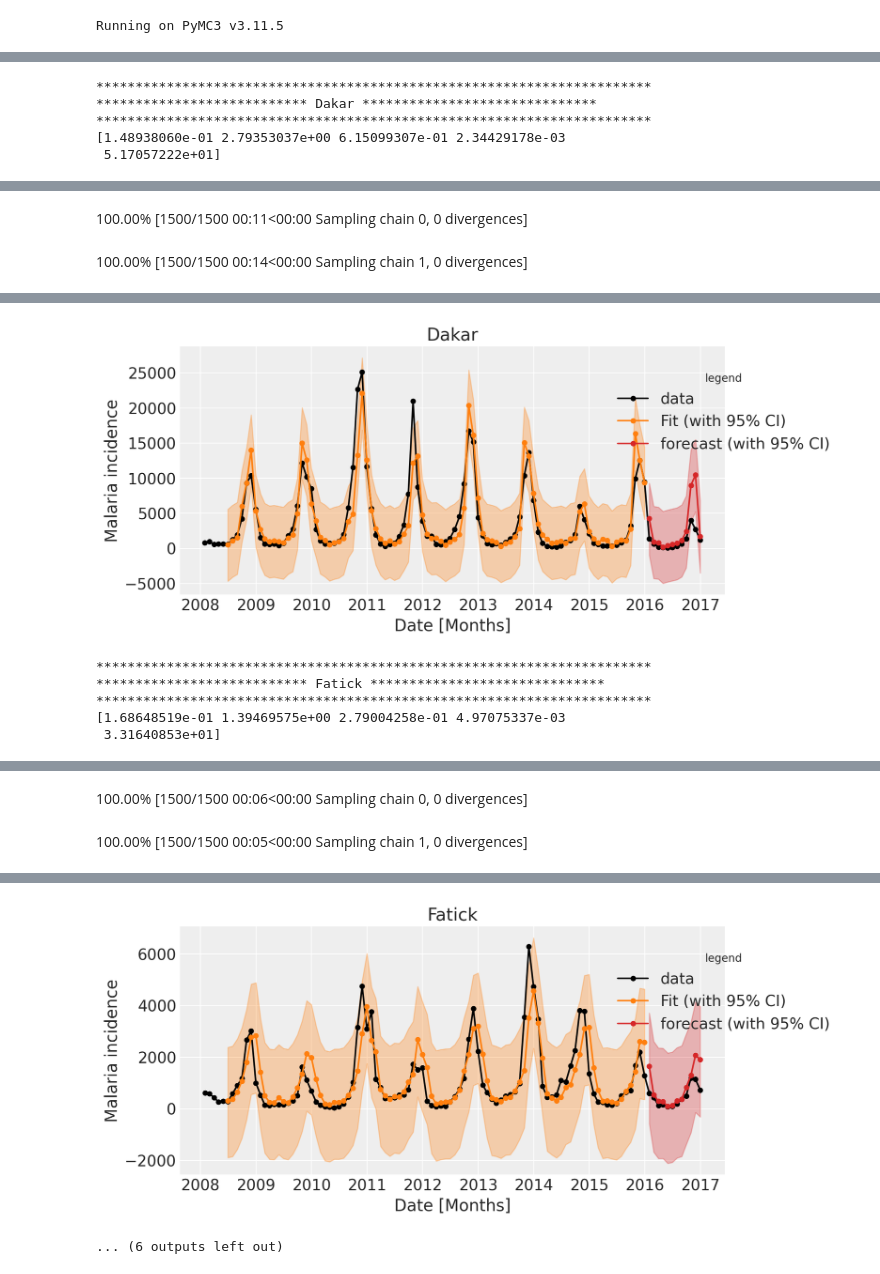
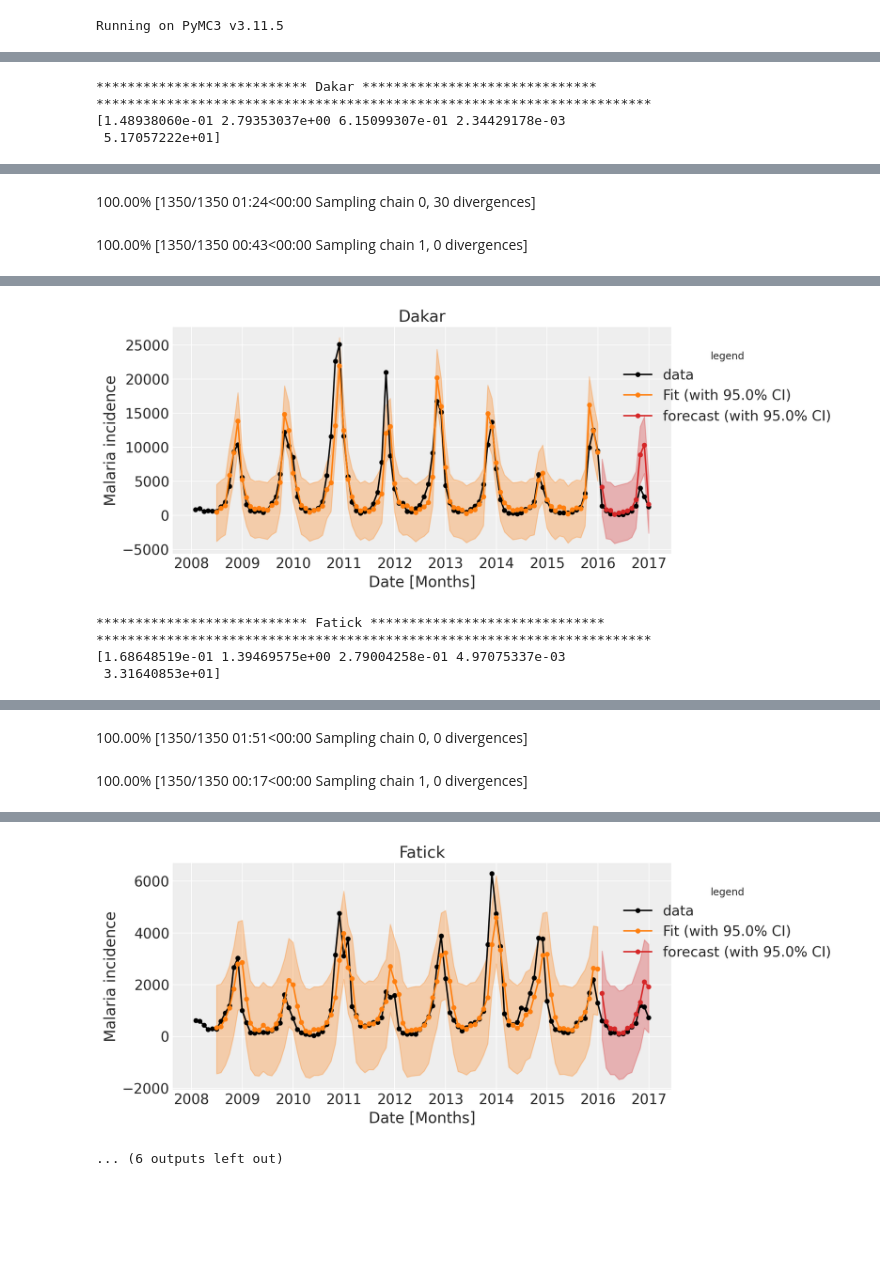
Before and after one commit to OD1992/Python-programs, a Jupyter notebook: Poisson_malaria_model_CI.ipynb, the cells around one changed output, grey strips where cells are left out. Drawn from its saved outputs; the diff is of its cells as text; code cells hidden in the pictures; blank space fills up the shorter version.

```diff
--- a/Poisson_malaria_model_CI.ipynb
+++ b/Poisson_malaria_model_CI.ipynb
@@ -38,7 +295,6 @@ warnings.filterwarnings("ignore")
 #We make that for all the regions
 t_s=0;t_i=5; t_c=96; t_e=108; intercept=np.ones(t_e) ; regions = ['Dakar','Fatick','Kedougou'];  models = ['Poisson_algo1', 'Poisson_algo2']
 for sw_regions in regions:
-    print("***********************************************************************")
     print("***************************",sw_regions, "******************************")
     print("***********************************************************************")
     if sw_regions=='Dakar':
@@ -96,15 +352,15 @@ for sw_regions in regions:
     #Sampling methods
     with basic_model:
         # draw 500 posterior samples
-        trace = pm.sample(draws=1000,tune=500, init="advi+adapt_diag")  #
+        trace = pm.sample(draws=1000,tune=350, init="advi+adapt_diag")  #
         #trace["alpha"] #We can see the  values for the alpha variable as follows:
 
         fig=plt.figure(figsize=(8,4))
         plt.plot(df.Date, y_o, label='data',color = "black" , marker='o', markersize=4)
         percentiles = np.percentile(trace.mu, q=2.5, axis=0), np.percentile(trace.mu, q=97.5, axis=0)
         percentiles_forecasts = np.percentile(trace.forecasts, q=2.5, axis=0), np.percentile(trace.forecasts, q=97.5, axis=0)
-        plt.plot(df.Date[t_i:t_c], np.median(trace.mu, axis=0),color='tab:orange', label='Fit (with 95% CI)',  marker='o', markersize=4)
-        plt.plot(df.Date[t_c:t_e], np.median(trace.forecasts, axis=0),color='tab:red', label='forecast (with 95% CI)',  marker='o', markersize=4)
+        plt.plot(df.Date[t_i:t_c], np.median(trace.mu, axis=0),color='tab:orange', label='Fit (with '+str(q_3 - q_1) + '% CI)',  marker='o', markersize=4)
+        plt.plot(df.Date[t_c:t_e], np.median(trace.forecasts, axis=0),color='tab:red', label='forecast (with '+str(q_3 - q_1) + '% CI)',  marker='o', markersize=4)
         #print(percentiles)
         plt.fill_between(df.Date[t_i:t_c], percentiles[0], percentiles[1], alpha=0.3, color='tab:orange')
         plt.fill_between(df.Date[t_c:t_e], percentiles_forecasts[0], percentiles_forecasts[1], alpha=0.3, color='tab:red')
@@ -116,7 +372,6 @@ for sw_regions in regions:
         fig.legend(title="legend",loc='upper center', bbox_to_anchor=(1.1, 0.9), shadow=True, ncol=1)
         plt.show()
 # %% [output]
-***********************************************************************
 *************************** Dakar ******************************
 ***********************************************************************
 [1.48938060e-01 2.79353037e+00 6.15099307e-01 2.34429178e-03
@@ -125,2 +380,2 @@ for sw_regions in regions:
-100.00% [1500/1500 00:11<00:00 Sampling chain 0, 0 divergences]
+100.00% [1350/1350 01:24<00:00 Sampling chain 0, 30 divergences]
-100.00% [1500/1500 00:14<00:00 Sampling chain 1, 0 divergences]
+100.00% [1350/1350 00:43<00:00 Sampling chain 1, 0 divergences]
@@ -129,5 +390,4 @@ WARNING:pymc3:The acceptance probability does not match the target. It is 0.9770
-[figure, old version]
+[figure, new version]
-***********************************************************************
 *************************** Fatick ******************************
 ***********************************************************************
 [1.68648519e-01 1.39469575e+00 2.79004258e-01 4.97075337e-03
@@ -136,2 +396,2 @@ WARNING:pymc3:The acceptance probability does not match the target. It is 0.9770
-100.00% [1500/1500 00:06<00:00 Sampling chain 0, 0 divergences]
+100.00% [1350/1350 01:51<00:00 Sampling chain 0, 0 divergences]
-100.00% [1500/1500 00:05<00:00 Sampling chain 1, 0 divergences]
+100.00% [1350/1350 00:17<00:00 Sampling chain 1, 0 divergences]
@@ -139,4 +404,4 @@ WARNING:pymc3:The acceptance probability does not match the target. It is 0.8875
-[figure, old version]
+[figure, new version]
 ... (6 outputs left out)
 # %%
 t_s=0;t_i=5; t_c=84; t_e=108; intercept=np.ones(t_e) ; regions = ['Dakar','Fatick','Kedougou'];  models = ['Poisson_algo1', 'Poisson_algo2']
```
Also changed, not shown: parts of 7 cells of this notebook.
